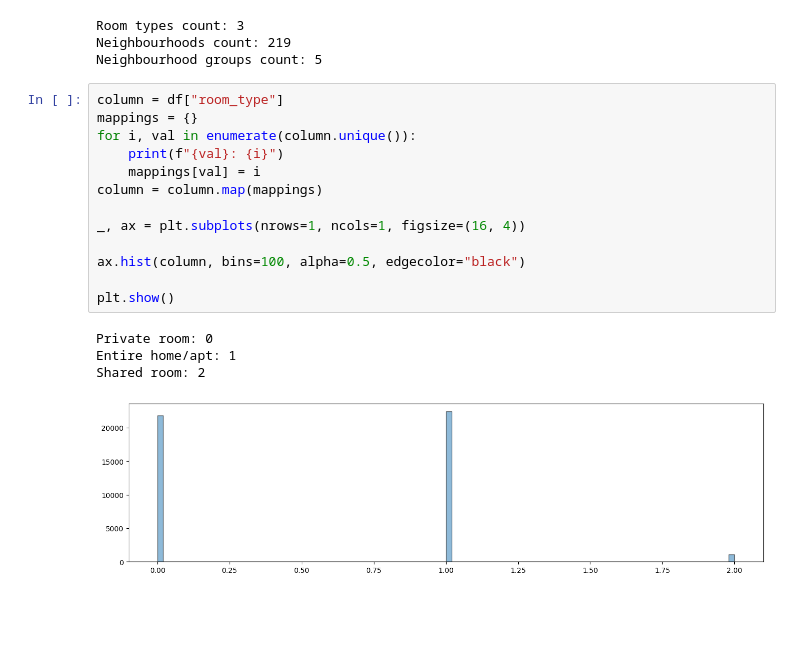
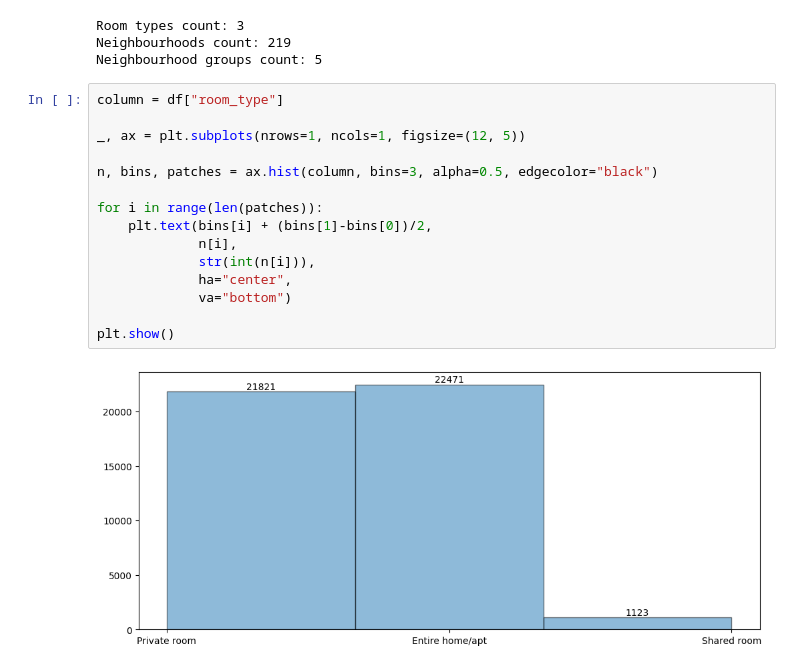
Before and after one commit to NoSignificantWorries/CDEK_testing, a Jupyter notebook: stat.ipynb, the cells around one changed output. Drawn from its saved outputs; the diff is of its cells as text; blank space fills up the shorter version.

```diff
--- a/stat.ipynb
+++ b/stat.ipynb
@@ -455,19 +453,18 @@ Neighbourhoods count: 219
 Neighbourhood groups count: 5
 # %%
 column = df["room_type"]
-mappings = {}
-for i, val in enumerate(column.unique()):
-    print(f"{val}: {i}")
-    mappings[val] = i
-column = column.map(mappings)
 
-_, ax = plt.subplots(nrows=1, ncols=1, figsize=(16, 4))
+_, ax = plt.subplots(nrows=1, ncols=1, figsize=(12, 5))
 
-ax.hist(column, bins=100, alpha=0.5, edgecolor="black")
+n, bins, patches = ax.hist(column, bins=3, alpha=0.5, edgecolor="black")
+
+for i in range(len(patches)):
+    plt.text(bins[i] + (bins[1]-bins[0])/2,
+             n[i],
+             str(int(n[i])),
+             ha="center",
+             va="bottom")
 
 plt.show()
 # %% [output]
-Private room: 0
-Entire home/apt: 1
-Shared room: 2
-[figure, old version]
+[figure, new version]
```
Also changed, not shown: parts of 12 cells of this notebook.
